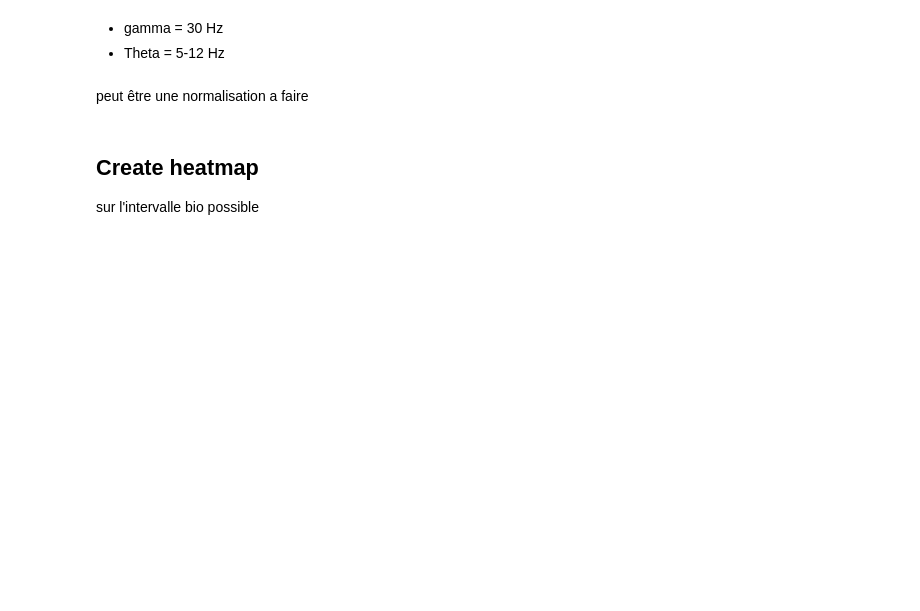
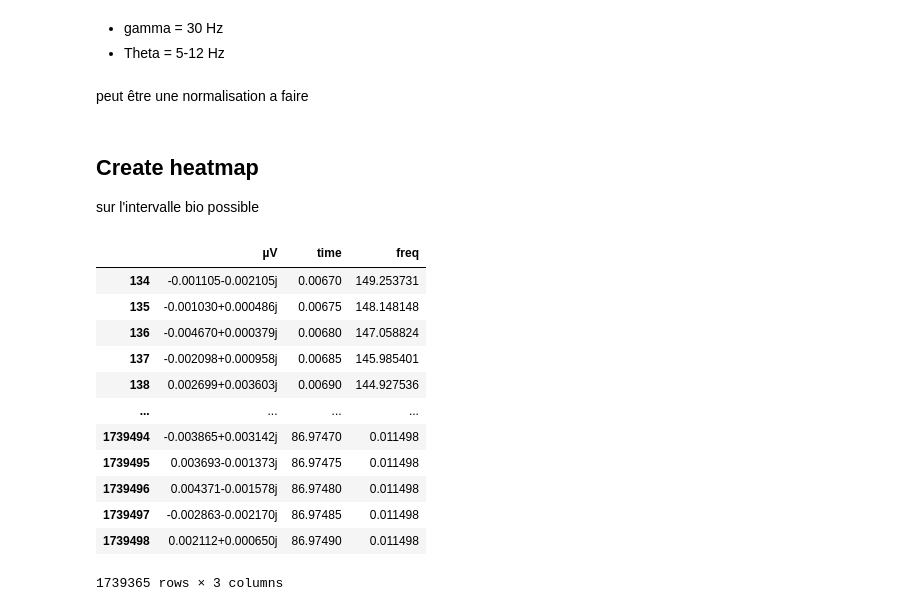
Before and after one commit to ChabCorp/LFP_IPMC, a Jupyter notebook: code/2_meet.ipynb, the cells around one changed output. Saved outputs shown, nothing was run; the diff lists cells and outputs as text; code cells hidden in the pictures; blank space fills up the shorter version.

```diff
--- a/code/2_meet.ipynb
+++ b/code/2_meet.ipynb
@@ -50,3 +53,23 @@ peut être une normalisation a faire
 # %% [markdown]
 ## Create heatmap
 sur l'intervalle bio possible
+# %%
+range_min = 0
+range_max = 150
+df_f["freq"] = 1/df_f["time"]
+df_f = df_f[(df_f["freq"] > range_min) & (df_f["freq"] < range_max)]
+df_f
+# %% [output]
+|  | µV | time | freq |
+| 134 | -0.001105-0.002105j | 0.00670 | 149.253731 |
+| 135 | -0.001030+0.000486j | 0.00675 | 148.148148 |
+| 136 | -0.004670+0.000379j | 0.00680 | 147.058824 |
+| 137 | -0.002098+0.000958j | 0.00685 | 145.985401 |
+| 138 | 0.002699+0.003603j | 0.00690 | 144.927536 |
+| ... | ... | ... | ... |
+| 1739494 | -0.003865+0.003142j | 86.97470 | 0.011498 |
+| 1739495 | 0.003693-0.001373j | 86.97475 | 0.011498 |
+| 1739496 | 0.004371-0.001578j | 86.97480 | 0.011498 |
+| 1739497 | -0.002863-0.002170j | 86.97485 | 0.011498 |
+| 1739498 | 0.002112+0.000650j | 86.97490 | 0.011498 |
+1739365 rows × 3 columns
```
Also changed, not shown: parts of 2 cells of this notebook.
